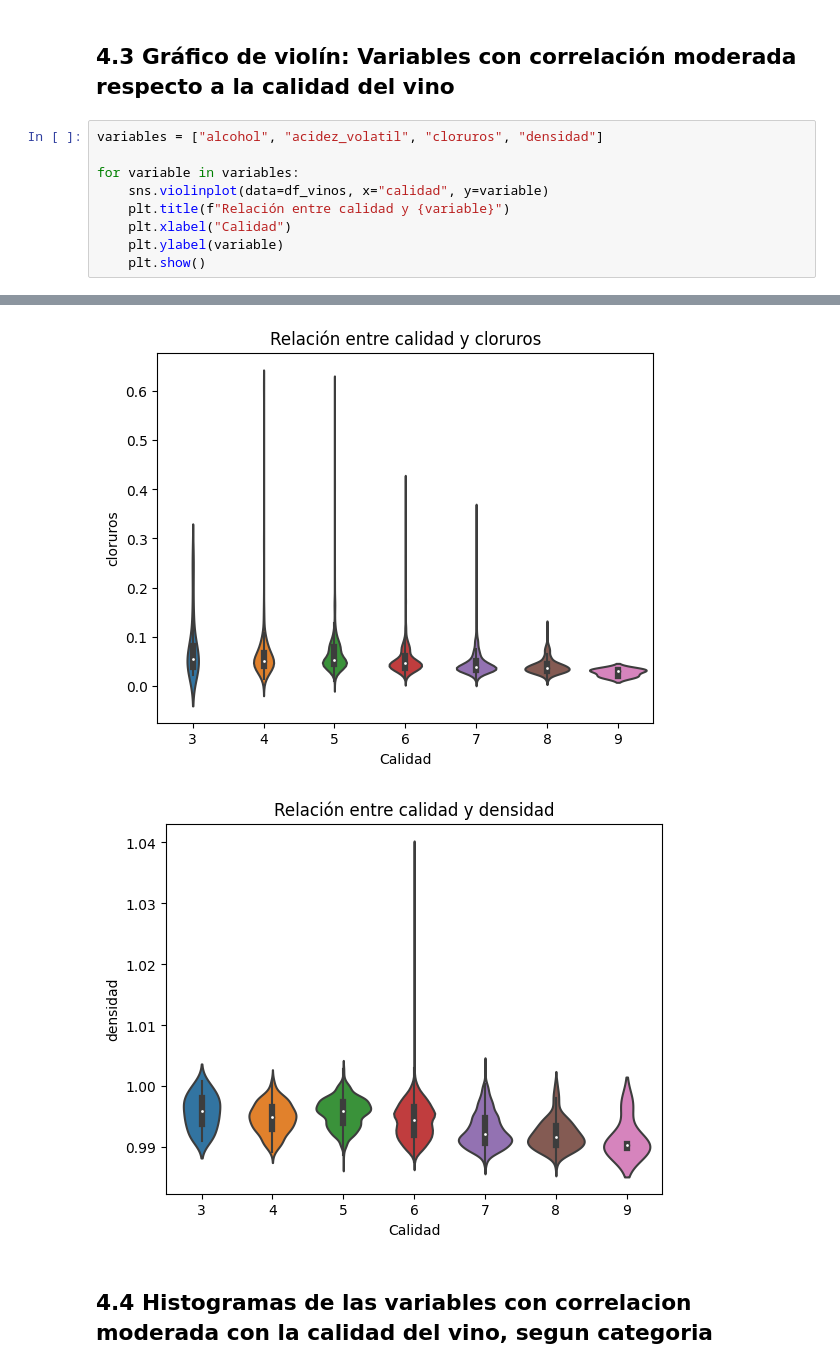
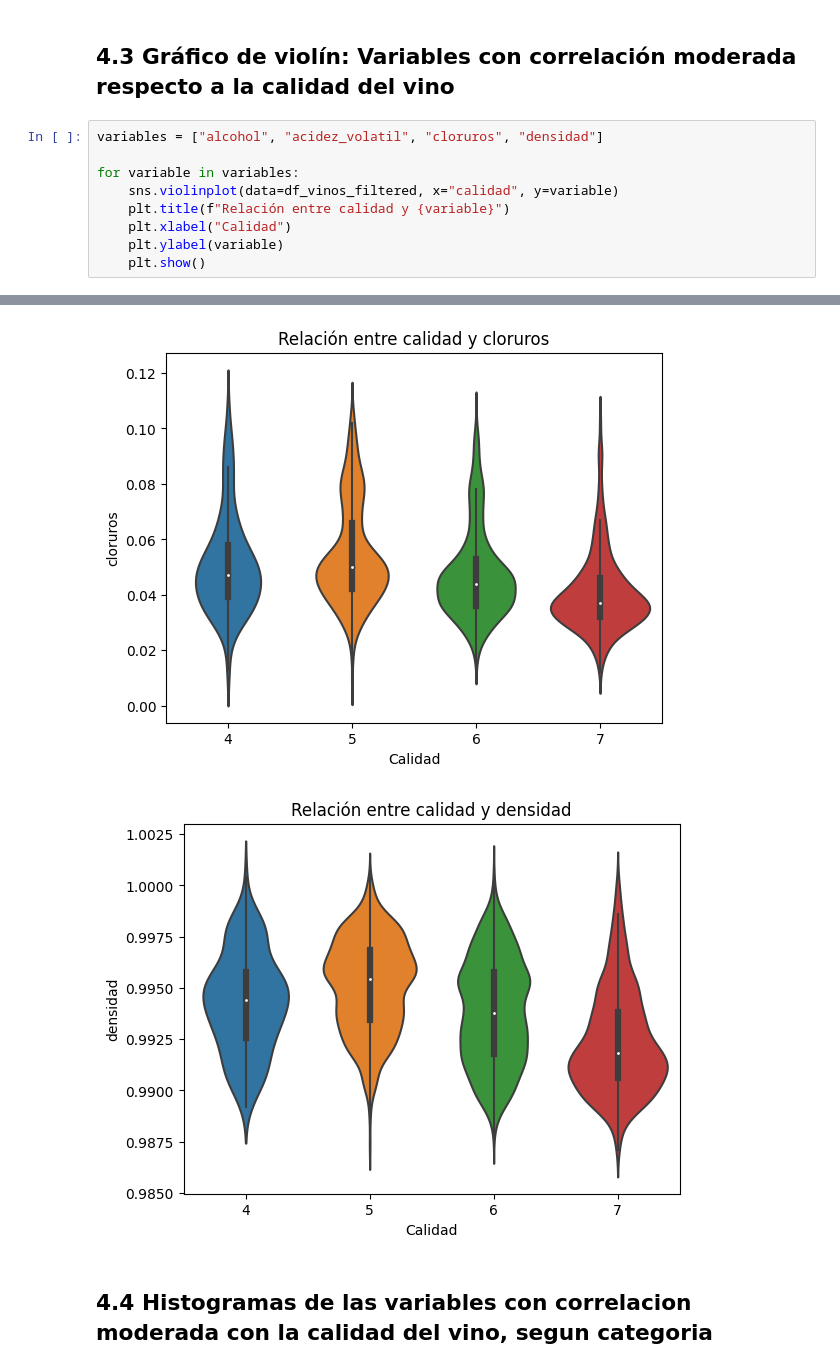
Before and after one commit to MartinO32/procesamiento_de_datos_G11_ISPC, a Jupyter notebook: Proyecto_Final.ipynb, the cells around one changed output, grey strips where cells are left out. Cells and saved outputs as stored; diff of their text form.

Commit message:
Ajustes del README, y cambio de dataframe en visualizaciones varias

```diff
--- a/Proyecto_Final.ipynb
+++ b/Proyecto_Final.ipynb
@@ -665,7 +664,7 @@ Name: calidad, dtype: float64
 variables = ["alcohol", "acidez_volatil", "cloruros", "densidad"]
 
 for variable in variables:
-    sns.violinplot(data=df_vinos, x="calidad", y=variable)
+    sns.violinplot(data=df_vinos_filtered, x="calidad", y=variable)
     plt.title(f"Relación entre calidad y {variable}")
     plt.xlabel("Calidad")
     plt.ylabel(variable)
@@ -676,5 +675,5 @@ for variable in variables:
-[figure, old version]
+[figure, new version]
-[figure, old version]
+[figure, new version]
 # %% [markdown]
 ## 4.4 Histogramas de las variables con correlacion moderada con la calidad del vino, segun categoria
 # %%
```
Also changed, not shown: parts of 4 cells of this notebook, 4 other files.
